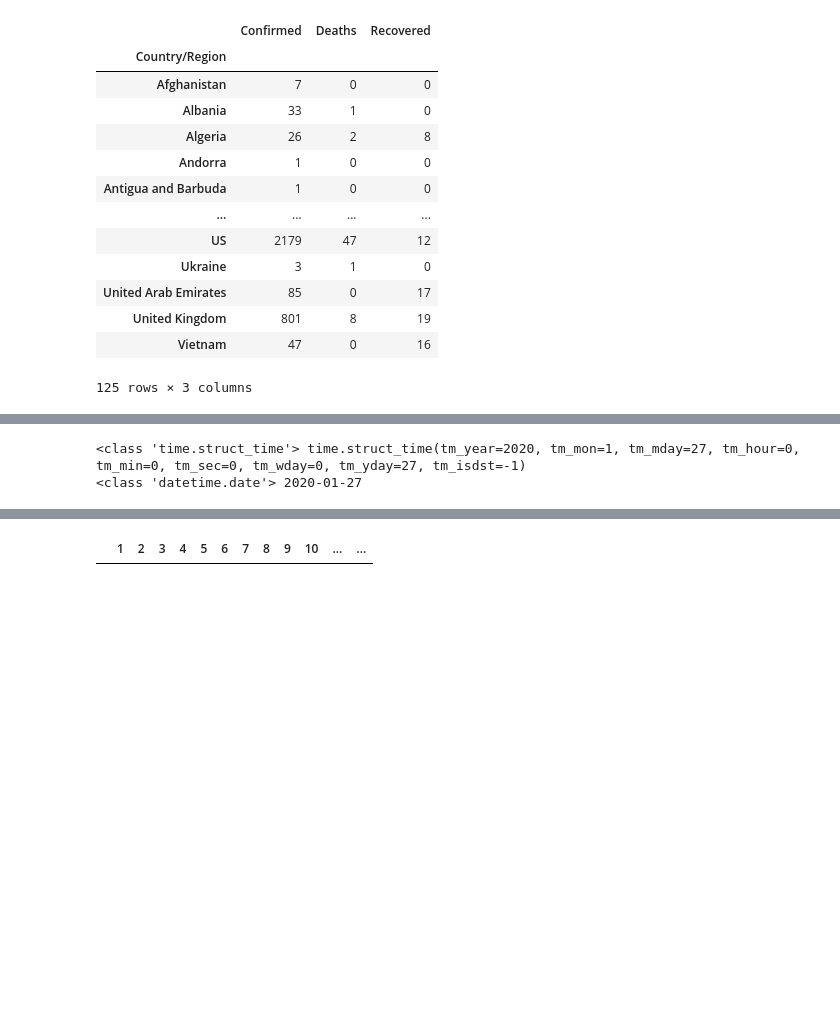
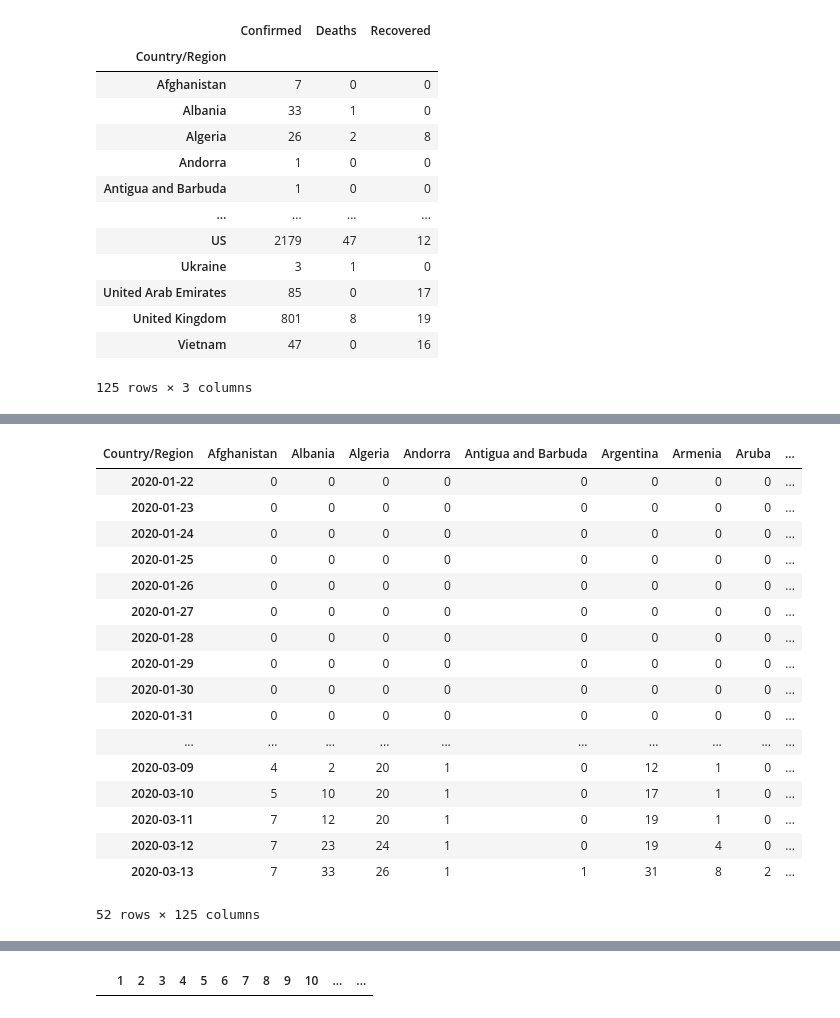
Before and after one commit to NormanGwinn/Project1_Group1, a Jupyter notebook: TrendAnalysis.ipynb, the cells around one changed output, grey strips where cells are left out. Saved outputs shown, nothing was run; the diff lists cells and outputs as text; code cells hidden in the pictures; blank space fills up the shorter version.

Commit message:
Vertical Time Series

```diff
--- a/TrendAnalysis.ipynb
+++ b/TrendAnalysis.ipynb
@@ -48,8 +48,5 @@ time_series_confirmed_filename = p.Path(dir_covid_19) / "csse_covid_19_data/csse
 #"C:\Users\norma\HDD_Documents\BootCamp\Projects\Project1\CoronaVirus\COVID-19\csse_covid_19_data\csse_covid_19_time_series\time_series_19-covid-Confirmed.csv"
 tsc = pd.read_csv(time_series_confirmed_filename)
 tsc_country = pd.pivot_table(tsc, index="Country/Region", aggfunc="sum").drop(columns=["Lat","Long"])
-sdt = [dt.datetime(*ts[0:6]).date() for ts in [t.strptime(i,'%m/%d/%y') for i in tsc_country.columns]]
-sdt.sort()
-tsc_country.columns = sdt
-tsc_country['Onset'] = tsc_country.ne(0).idxmax(axis=1)
-#tsc_country
+# Transpose the DataFrame, because Pandas likes the dates in the index
+tsc_country = tsc_country.T
@@ -73,11 +53,25 @@ tsc_country
-# %%
-tsc_country.columns
-tsc_country.shape
-date_object = t.strptime('1/27/20', '%m/%d/%y')
-print(type(date_object), date_object)
-date_time = dt.datetime(*date_object[0:6])
-mydate = date_time.date()
-print(type(mydate), mydate)
-# %% [output]
-<class 'time.struct_time'> time.struct_time(tm_year=2020, tm_mon=1, tm_mday=27, tm_hour=0, tm_min=0, tm_sec=0, tm_wday=0, tm_yday=27, tm_isdst=-1)
-<class 'datetime.date'> 2020-01-27
+# %%
+# Change the string index to Timestamp
+tsc_country.index = [pd.Timestamp(d) for d in tsc_country.index]
+# Now sort the DataFrame by the Timestamp index
+tsc_country = tsc_country.loc[tsc_country.index.sort_values(),:]
+tsc_country
+# %% [output]
+| Country/Region | Afghanistan | Albania | Algeria | Andorra | Antigua and Barbuda | Argentina | Armenia | Aruba | ... |
+| 2020-01-22 | 0 | 0 | 0 | 0 | 0 | 0 | 0 | 0 | ... |
+| 2020-01-23 | 0 | 0 | 0 | 0 | 0 | 0 | 0 | 0 | ... |
+| 2020-01-24 | 0 | 0 | 0 | 0 | 0 | 0 | 0 | 0 | ... |
+| 2020-01-25 | 0 | 0 | 0 | 0 | 0 | 0 | 0 | 0 | ... |
+| 2020-01-26 | 0 | 0 | 0 | 0 | 0 | 0 | 0 | 0 | ... |
+| 2020-01-27 | 0 | 0 | 0 | 0 | 0 | 0 | 0 | 0 | ... |
+| 2020-01-28 | 0 | 0 | 0 | 0 | 0 | 0 | 0 | 0 | ... |
+| 2020-01-29 | 0 | 0 | 0 | 0 | 0 | 0 | 0 | 0 | ... |
+| 2020-01-30 | 0 | 0 | 0 | 0 | 0 | 0 | 0 | 0 | ... |
+| 2020-01-31 | 0 | 0 | 0 | 0 | 0 | 0 | 0 | 0 | ... |
+| ... | ... | ... | ... | ... | ... | ... | ... | ... | ... |
+| 2020-03-09 | 4 | 2 | 20 | 1 | 0 | 12 | 1 | 0 | ... |
+| 2020-03-10 | 5 | 10 | 20 | 1 | 0 | 17 | 1 | 0 | ... |
+| 2020-03-11 | 7 | 12 | 20 | 1 | 0 | 19 | 1 | 0 | ... |
+| 2020-03-12 | 7 | 23 | 24 | 1 | 0 | 19 | 4 | 0 | ... |
+| 2020-03-13 | 7 | 33 | 26 | 1 | 1 | 31 | 8 | 2 | ... |
+52 rows × 125 columns
```
Also changed, not shown: parts of 6 cells of this notebook.
